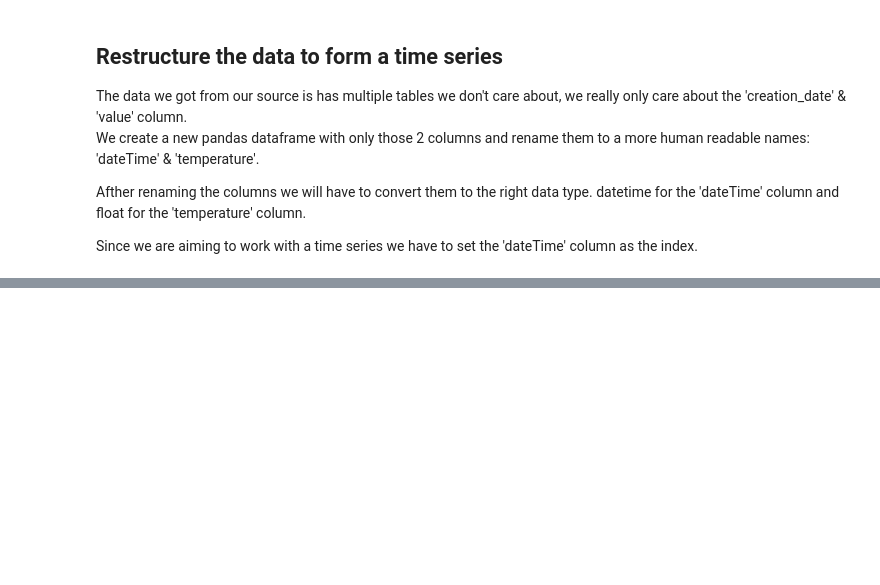
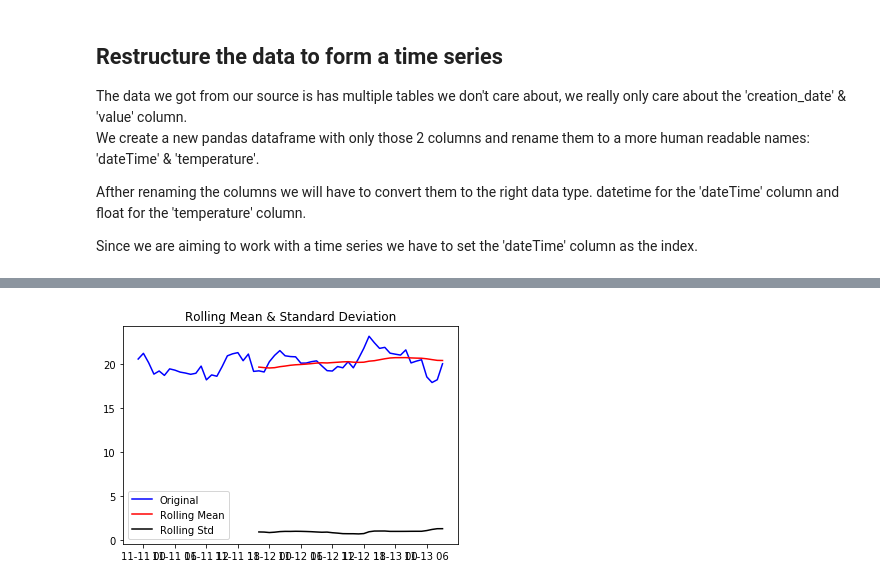
Before and after one commit to bryanhonof/Smart-Systems-Assignment-1, a Jupyter notebook: Python/test_notebook.ipynb, the cells around one changed output, grey strips where cells are left out. Drawn from its saved outputs; the diff is of its cells as text; code cells hidden in the pictures; blank space fills up the shorter version.

```diff
--- a/Python/test_notebook.ipynb
+++ b/Python/test_notebook.ipynb
@@ -23,11 +23,15 @@ import numpy             as np
 import statsmodels.api   as sm
 import matplotlib.pyplot as plt
 
-from sqlalchemy import create_engine
-from datetime   import datetime
+from statsmodels.tsa.stattools   import adfuller
+from statsmodels.tsa.stattools   import acf, pacf
+from statsmodels.tsa.seasonal    import seasonal_decompose
+from statsmodels.tsa.arima_model import ARIMA
+from matplotlib.pylab            import rcParams
+from sqlalchemy                  import create_engine
+from datetime                    import datetime
 
 %matplotlib inline
-plt.style.use('ggplot')
 # %% [markdown]
 ## 2. Get Data <a name="Get-Data"></a>
 
@@ -101,0 +132,4 @@ plt.show()
+# %%
+rolmean = my_df.rolling(window=24).mean()
+rolstd = my_df.rolling(window=24).std()
+print(rolmean,rolstd)
@@ -101,0 +154,9 @@ plt.show()
+# %%
+orig = plt.plot(my_df, color='blue', label='Original')
+mean = plt.plot(rolmean, color='red', label='Rolling Mean')
+std = plt.plot(rolstd, color='black', label='Rolling Std')
+plt.legend(loc='best')
+plt.title('Rolling Mean & Standard Deviation')
+plt.show(block=False)
+# %% [output]
+[figure, added]
```
Also changed, not shown: parts of 10 cells of this notebook.
